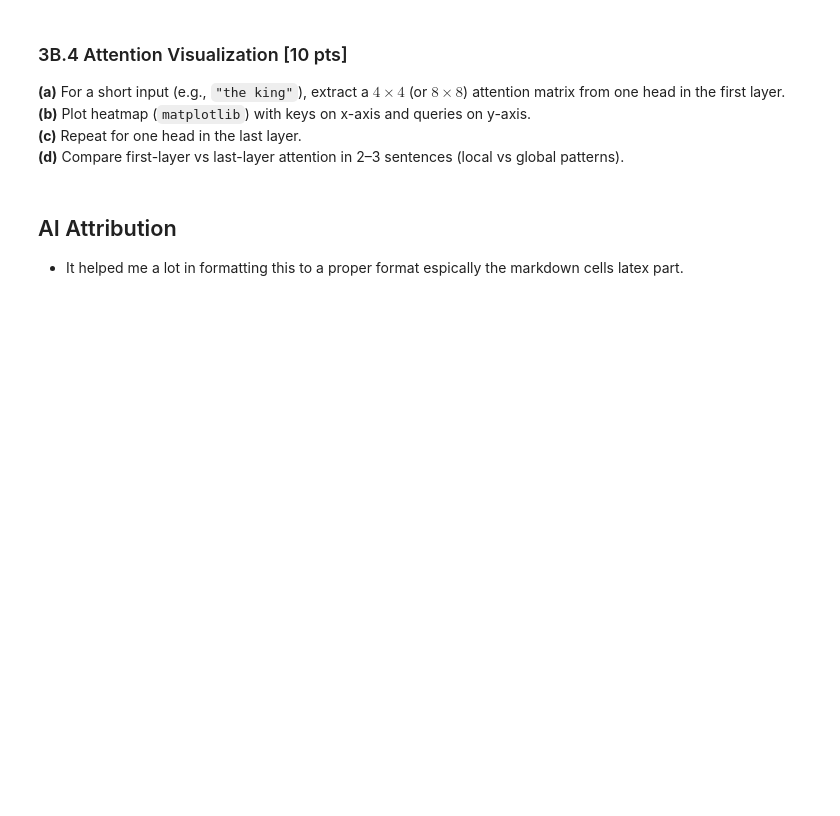
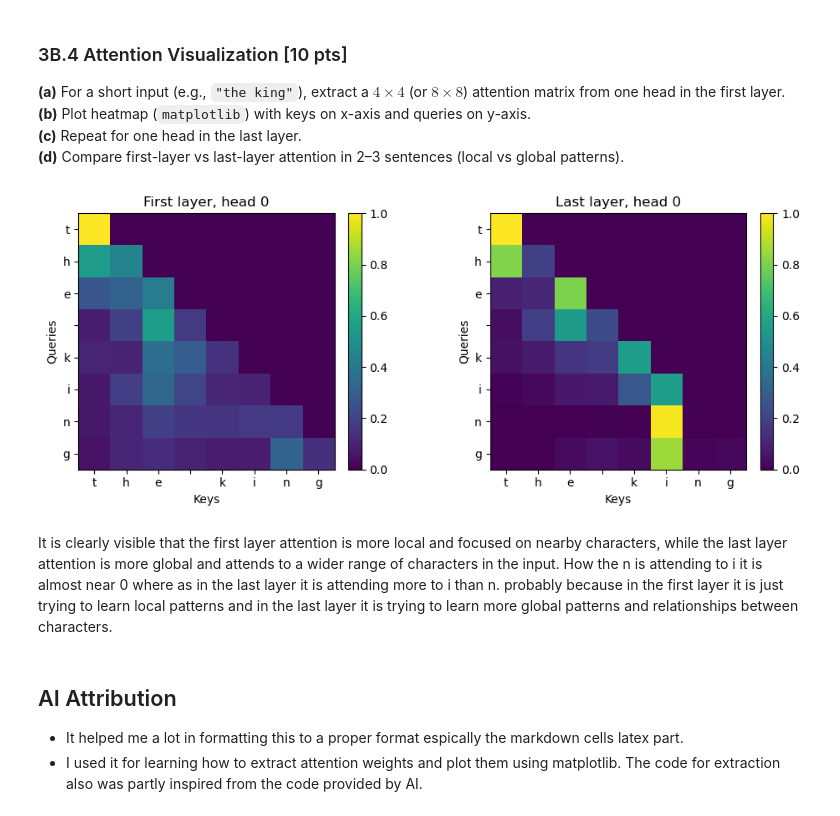
Before and after one commit to vanshnawander/SMAI-notes-and-materials, a Jupyter notebook: assignment-2/Q3.ipynb, the cells around one changed output. Cells and saved outputs as stored; diff of their text form; code cells hidden in the pictures; blank space fills up the shorter version.

```diff
--- a/assignment-2/Q3.ipynb
+++ b/assignment-2/Q3.ipynb
@@ -94,0 +435,7 @@ len(data)
+# %%
+ffn = FeedForward()
+
+# feed forward test
+x = torch.rand(2, 3, 64)
+out = ffn(x)
+print(out.shape)
@@ -119,3 +813,17 @@ generate(model, prompt, max_len=200, temperature=1.0)
 **(b)** Plot heatmap (`matplotlib`) with keys on x-axis and queries on y-axis.
 **(c)** Repeat for one head in the last layer.
 **(d)** Compare first-layer vs last-layer attention in 2–3 sentences (local vs global patterns).
+# %%
+import math
+def attention_from_block_input(att_module, x_in):
+    B, T, _ = x_in.shape
+    H = att_module.num_heads
+    D = att_module.head_dim
+    q = att_module.W_query(x_in).view(B, T, H, D).transpose(1, 2)
+    k = att_module.W_key(x_in).view(B, T, H, D).transpose(1, 2)
+
+    scores = (q @ k.transpose(2, 3)) / math.sqrt(D)
+    mask = att_module.mask[:T, :T].bool()
+    scores = scores.masked_fill(mask, -torch.inf)
+    attn = torch.softmax(scores, dim=-1)
+    return attn
@@ -122,3 +857,29 @@ generate(model, prompt, max_len=200, temperature=1.0)
+# %%
+T = len(tokens)  # or T = A_first.shape[0]
+
+fig, ax = plt.subplots(1, 2, figsize=(10, 4))
+
+im0 = ax[0].imshow(A_first[:T, :T], cmap="viridis")
+ax[0].set_xticks(range(T)); ax[0].set_yticks(range(T))
+ax[0].set_xticklabels(tokens[:T]); ax[0].set_yticklabels(tokens[:T])
+ax[0].set_xlabel("Keys"); ax[0].set_ylabel("Queries")
+ax[0].set_title("First layer, head 0")
+plt.colorbar(im0, ax=ax[0], fraction=0.046, pad=0.04)
+
+im1 = ax[1].imshow(A_last[:T, :T], cmap="viridis")
+ax[1].set_xticks(range(T)); ax[1].set_yticks(range(T))
+ax[1].set_xticklabels(tokens[:T]); ax[1].set_yticklabels(tokens[:T])
+ax[1].set_xlabel("Keys"); ax[1].set_ylabel("Queries")
+ax[1].set_title("Last layer, head 0")
+plt.colorbar(im1, ax=ax[1], fraction=0.046, pad=0.04)
+
+plt.tight_layout()
+plt.show()
+# %% [output]
+[figure, added]
+# %% [markdown]
+It is clearly visible that the first layer attention is more local and focused on nearby characters, while the last layer attention is more global and attends to a wider range of characters in the input. How the n is attending to i it is almost near 0 where as in the last layer it is attending more to i than n. probably because in the first layer it is just trying to learn local patterns and in the last layer it is trying to learn more global patterns and relationships between characters.
 # %% [markdown]
 ## AI Attribution
 - It helped me a lot in formatting this to a proper format espically the markdown cells latex part.
+- I used it for learning how to extract attention weights and plot them using matplotlib. The code for extraction also was partly inspired from the code provided by AI.
```
Also changed, not shown: parts of 50 cells of this notebook, 3 other files.
